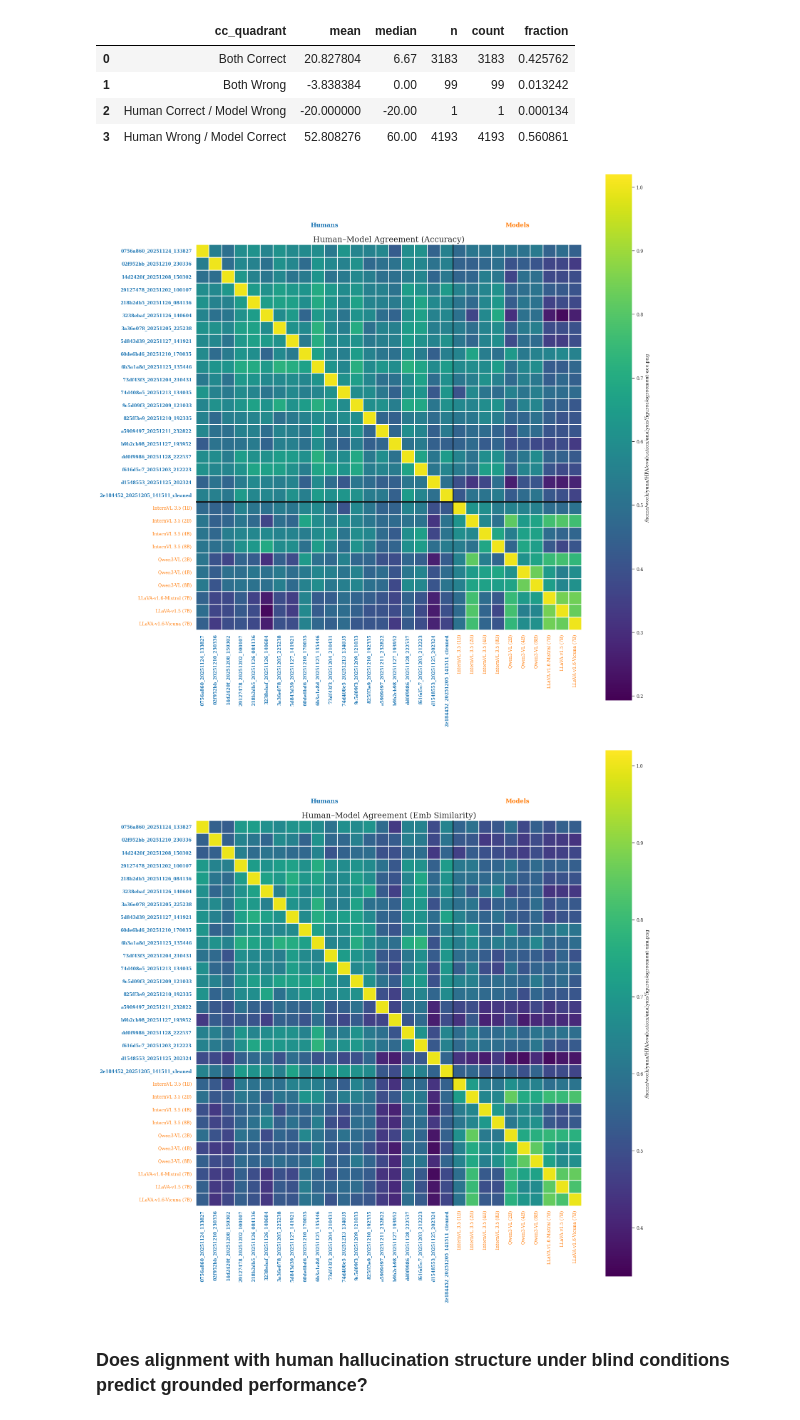
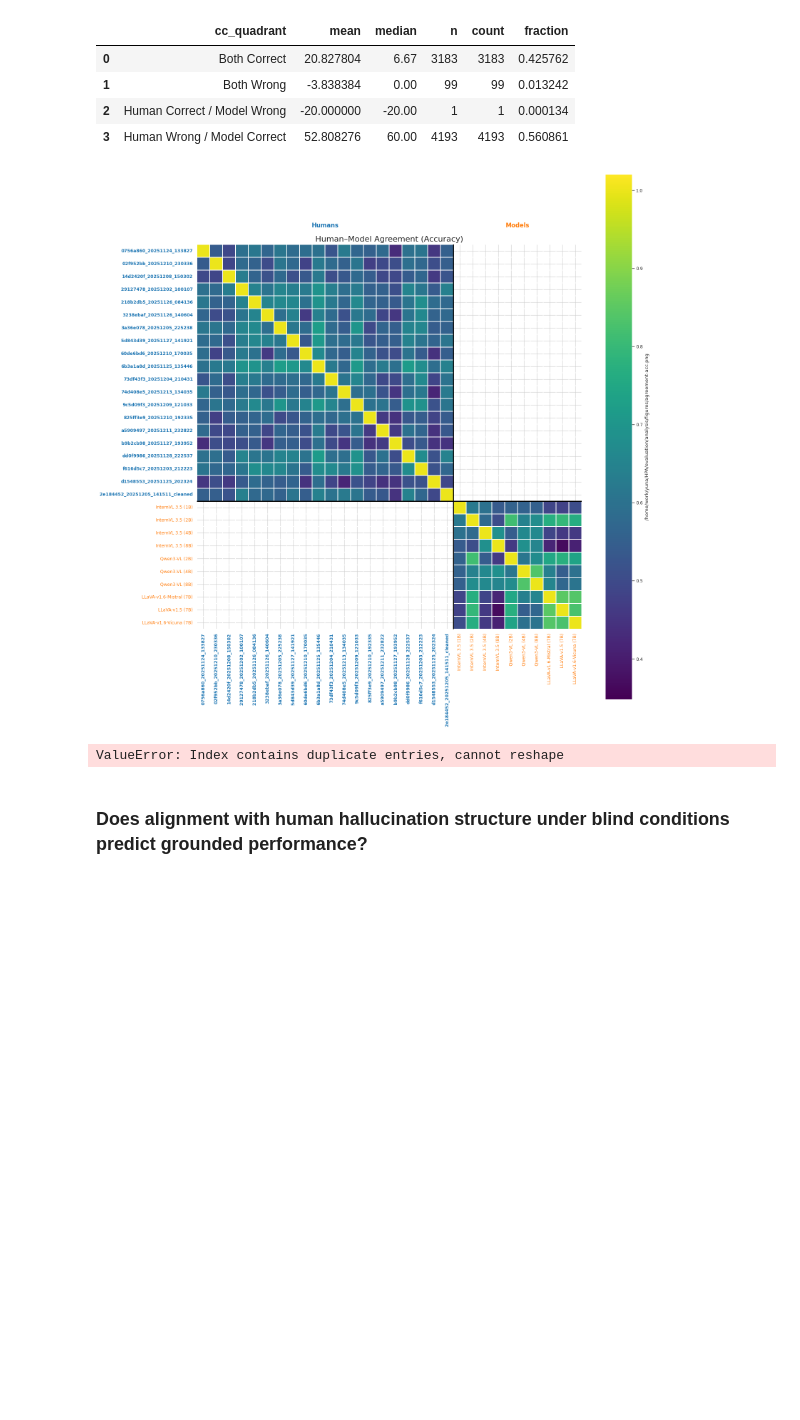
Before and after one commit to unolop/HPA, a Jupyter notebook: evaluation/analysis/A1_vqa.ipynb, the cells around one changed output. Saved outputs shown, nothing was run; the diff lists cells and outputs as text; code cells hidden in the pictures; blank space fills up the shorter version.

Commit message:
agreements

```diff
--- a/evaluation/analysis/A1_vqa.ipynb
+++ b/evaluation/analysis/A1_vqa.ipynb
@@ -1,32 +61,4 @@
 # %%
-import re
-import seaborn as sns
-import pandas as pd
-from utils.score import get_summary
-from utils.df import *
-import sys
-sys.path.append('..')
-from score_humans import get_vqa_mapper, VQAAnswerMapper
-
-vqa_answers = get_vqa_mapper()
-vqamapper = VQAAnswerMapper()
-vqamapper._load()
-vqa_annot = vqamapper.annotations
-
-sns.set_theme(
-    style="whitegrid",
-    context="paper",
-    # font="serif"
-)
-
-model_results = {}
-vqa_1k = get_summary('vqa_1k').drop_duplicates(subset=['condition', 'question_id', 'model'])
-vqa_5k = get_summary('vqa_5k').drop_duplicates(subset=['condition', 'question_id', 'model'])
-vqa_5k['model'] = vqa_5k['model'].map(model_name_map)
-vqa_1k['model'] = vqa_1k['model'].map(model_name_map)
-vqa_5k.condition.unique()
-
-human_vqa = pd.read_json('/home/work/yuna/HPA/evaluation/scored/humans/human_vqa_per_question.json')
 human_vqa['model'] = "Humans"
 human_vqa['meta_model'] = "humans"
 human_vqa['condition'] = "inst blind"
@@ -37,5 +69,5 @@ human_vqa['question_type'] = human_vqa['question_id'].map(lambda qid: vqa_annot[
 human_vqa['answer_type'] = human_vqa['question_id'].map(lambda qid: vqa_annot[int(qid)]['answer_type'] if int(qid) in vqa_annot else None)
 human_vqa = human_vqa.drop_duplicates(subset=[ 'participant_id', 'question_id'])
 human_vqa = human_vqa[human_vqa['participant_id'] != '13f54aa2_20251204_125847']
-human_vqa.groupby('participant_id')['question_id'].nunique()
+human_vqa
 # %% [output]
@@ -44,0 +87,4 @@ array(['', 'blind', 'inst blind', 'sys inst blind'], dtype=object)
+# %%
+qids = human_vqa.question_id.unique().astype(int)
+model_vqa = vqa_1k[(vqa_1k['question_id'].isin(qids)) & (vqa_1k['condition'] == 'inst blind')].replace(model_name_map)
+print(vqa_1k.condition.unique(),'condition mapped to-> ', model_vqa.condition.unique())
@@ -164,22 +235,22 @@ quad_stat
 # %%
 from utils.corr import get_all_cm, get_agreements, transform_corr_table, plot_unified_agreement_heatmap
 from utils.df import result_to_df
 
 res_HH, res_MM, res_HM  = get_agreements(human_vqa, pmd, n_boot=0)  # accuarcy
 corr_mat = get_all_cm(res_HH, res_MM, res_HM )
 acc_corr = res_HM['corr_mat'].mean().sort_values().reset_index(name='acc_corr')
 plot_unified_agreement_heatmap(corr_mat, human_cols, model_cols , 'Human–Model Agreement (Accuracy)', '/home/work/yuna/HPA/evaluation/analysis/figures/agreement-acc.png')
 acc = pd.concat([result_to_df(res_HH), result_to_df(res_MM), result_to_df(res_HM)])
 
-res_HH, res_MM, res_HM  =  get_agreements(human_vqa, model_vqa, 'answer_similarity', n_boot=0)
+res_HH, res_MM, res_HM  =  get_agreements(human_vqa, pmd, 'answer_similarity', n_boot=0)
 corr_mat = get_all_cm(res_HH, res_MM, res_HM )
 sim_corr = res_HM['corr_mat'].mean().sort_values().reset_index(name='sim_corr')
 acc = pd.concat([acc, result_to_df(res_HH), result_to_df(res_MM), result_to_df(res_HM)])
 plot_unified_agreement_heatmap(corr_mat, human_cols, model_cols , 'Human–Model Agreement (Emb Similarity)', '/home/work/yuna/HPA/evaluation/analysis/figures/agreement-sim.png')
-transform_corr_table(acc).to_latex('./tables/3_spearman-interrater.tex', float_format="%.3f")
+transform_corr_table(acc).to_latex('./tables/3_spearman-interrater-vqa.tex', float_format="%.3f")
 # %% [output]
-[figure, old version]
+[figure, new version]
-[figure, removed]
+ValueError: Index contains duplicate entries, cannot reshape
 # %% [markdown]
 ### Does alignment with human hallucination structure under blind conditions predict grounded performance?
 # %%
```
Also changed, not shown: parts of 9 cells of this notebook, 14 other files.
